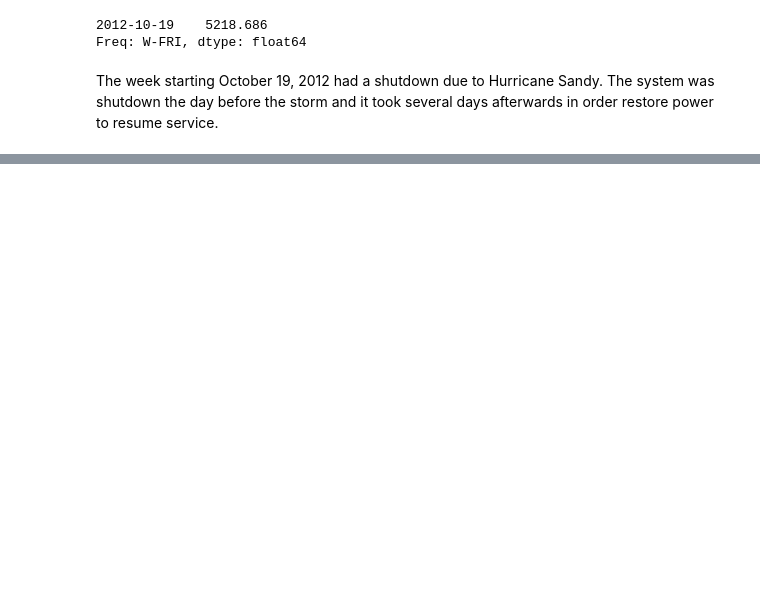
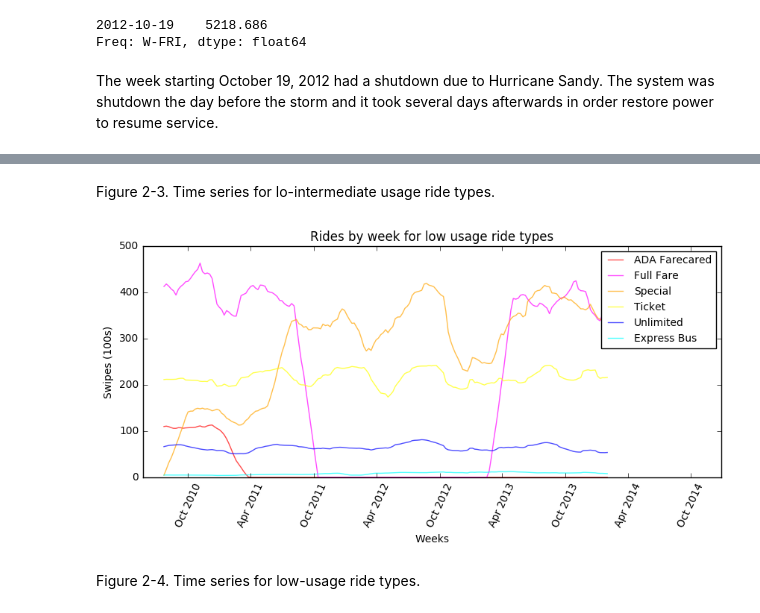
Before and after one commit to sighthnd/PUI2016_ss4977, a Jupyter notebook: HW9_ss4977/Assignment1_ss4977.ipynb, the cells around one changed output, grey strips where cells are left out. Drawn from its saved outputs; the diff is of its cells as text; code cells hidden in the pictures; blank space fills up the shorter version.

```diff
--- a/HW9_ss4977/Assignment1_ss4977.ipynb
+++ b/HW9_ss4977/Assignment1_ss4977.ipynb
@@ -162,0 +262,8 @@ The week starting October 19, 2012 had a shutdown due to Hurricane Sandy. The sy
+# %% [markdown]
+Figure 2-3. Time series for lo-intermediate usage ride types.
+# %%
+plot_typegrp(lo_usage, 100, 100, 'low')
+# %% [output]
+[figure, added]
+# %% [markdown]
+Figure 2-4. Time series for low-usage ride types.
```
Also changed, not shown: parts of 15 cells of this notebook.
